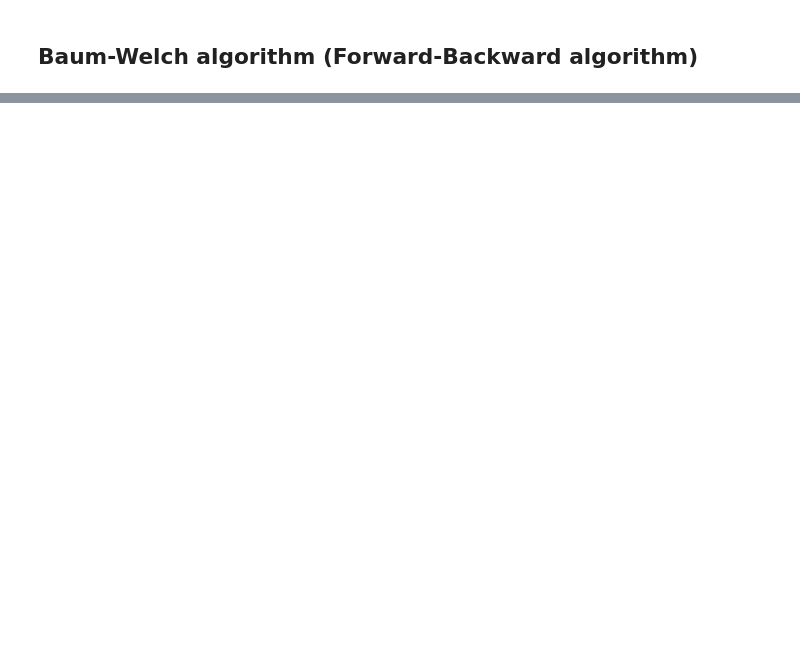
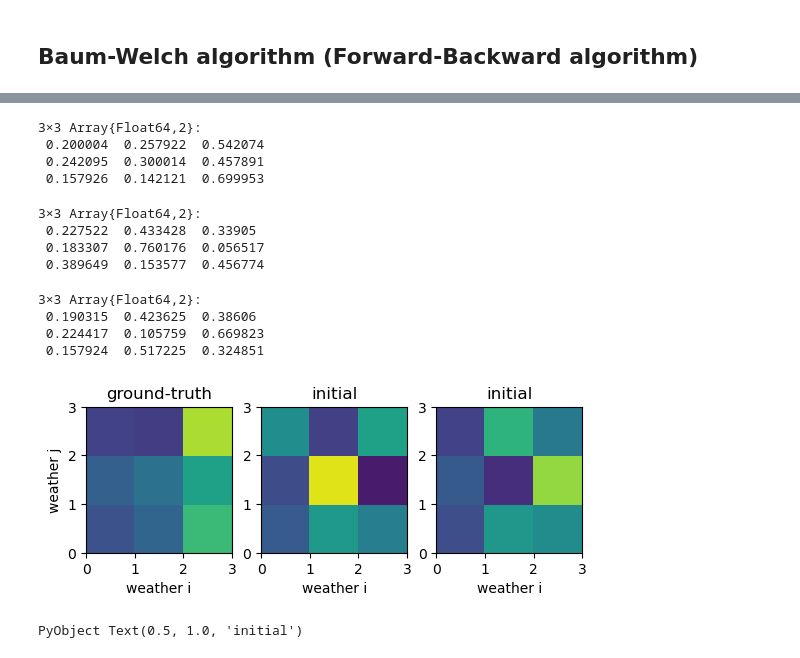
Before and after one commit to matsunagalab/tutorial_hmm, a Jupyter notebook: 02_Hidden_Markov_Model.ipynb, the cells around one changed output, grey strips where cells are left out. Saved outputs shown, nothing was run; the diff lists cells and outputs as text; code cells hidden in the pictures; blank space fills up the shorter version.

```diff
--- a/02_Hidden_Markov_Model.ipynb
+++ b/02_Hidden_Markov_Model.ipynb
@@ -72,0 +162,6 @@ LoadError: DimensionMismatch("tried to assign 3×2 array to 1×3 destination")
+# %%
+# create initial values of transition probabilities
+T0 = rand(Float64, 3, 3)
+T0 .= T0 ./ sum(T0, dims=2)
+
+T0, p0 = msmtransitionmatrix(T0)
@@ -72,0 +172,2 @@ LoadError: DimensionMismatch("tried to assign 3×2 array to 1×3 destination")
+# %%
+T_estimated, p_estimated, dummy = msmbaumwelch([collect(1:N)], T0, p0, emission_probability', TOLERANCE=10^(-8))
@@ -72,0 +188,42 @@ LoadError: DimensionMismatch("tried to assign 3×2 array to 1×3 destination")
+# %%
+T
+# %% [output]
+3×3 Array{Float64,2}:
+ 0.200004  0.257922  0.542074
+ 0.242095  0.300014  0.457891
+ 0.157926  0.142121  0.699953
+# %%
+T0
+# %% [output]
+3×3 Array{Float64,2}:
+ 0.227522  0.433428  0.33905
+ 0.183307  0.760176  0.056517
+ 0.389649  0.153577  0.456774
+# %%
+T_estimated
+# %% [output]
+3×3 Array{Float64,2}:
+ 0.190315  0.423625  0.38606
+ 0.224417  0.105759  0.669823
+ 0.157924  0.517225  0.324851
+# %%
+a = subplot(1,3,1)
+pcolor(T, vmin=0, vmax=0.8)
+a.set_aspect(:equal)
+xlabel("weather i"); ylabel("weather j")
+title("ground-truth")
+
+a = subplot(1,3,2)
+pcolor(T0, vmin=0, vmax=0.8)
+a.set_aspect(:equal)
+xlabel("weather i")
+title("initial")
+
+a = subplot(1,3,3)
+pcolor(T_estimated, vmin=0, vmax=0.8)
+a.set_aspect(:equal)
+xlabel("weather i")
+title("initial")
+# %% [output]
+[figure, added]
+PyObject Text(0.5, 1.0, 'initial')
```
Also changed, not shown: parts of 35 cells of this notebook.
